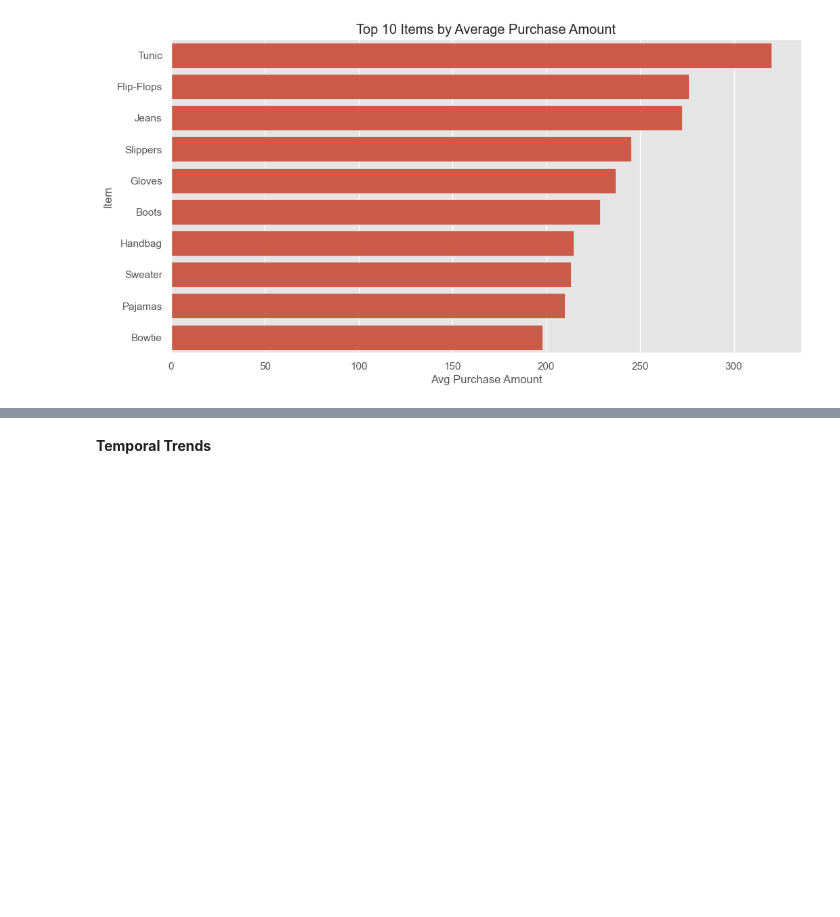
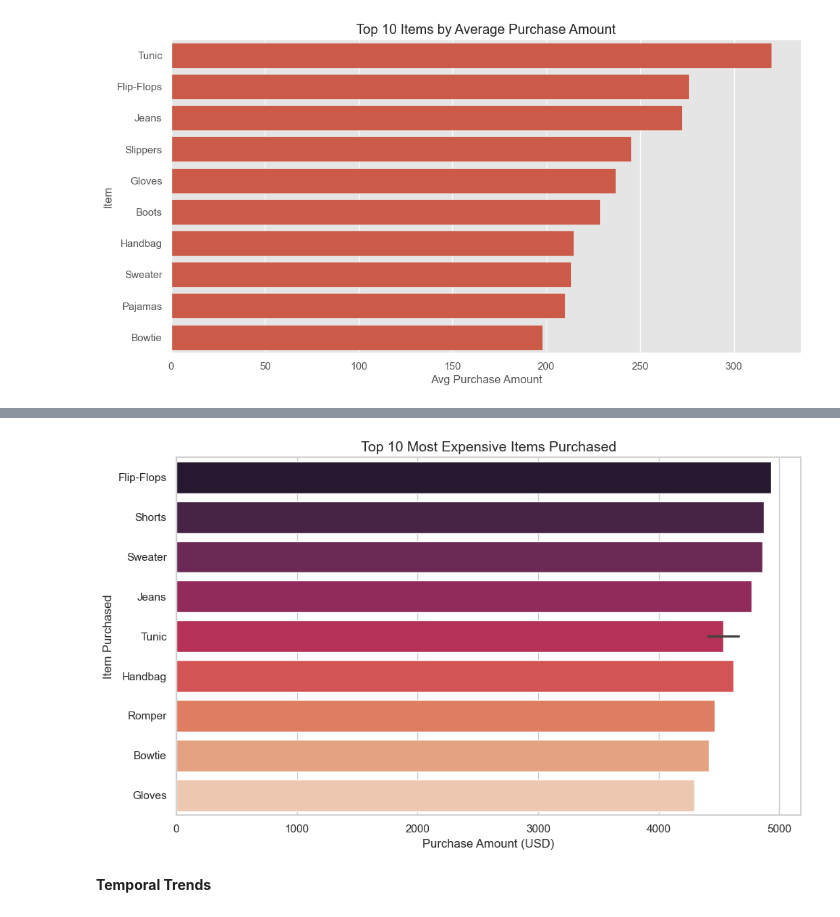
Before and after one commit to mandele1999/fashion-retail-sales, a Jupyter notebook: notebooks/02_data _exploration.ipynb, the cells around one changed output, grey strips where cells are left out. Drawn from its saved outputs; the diff is of its cells as text; code cells hidden in the pictures; blank space fills up the shorter version.

```diff
--- a/notebooks/02_data _exploration.ipynb
+++ b/notebooks/02_data _exploration.ipynb
@@ -113,3 +140,28 @@ plt.show()
+# %%
+# Get top 10 most expensive purchases
+top_expensive = df.sort_values(by='purchase_amount_(usd)', ascending=False).head(10).copy()
+top_expensive['purchase_amount_(usd)'] = top_expensive['purchase_amount_(usd)'].round(2)
+
+# Plot with hue and no legend
+plt.figure(figsize=(10, 6))
+sns.barplot(
+    data=top_expensive,
+    y='item_purchased',
+    x='purchase_amount_(usd)',
+    hue='item_purchased',
+    dodge=False,
+    palette='rocket',
+    legend=False
+)
+
+# Add labels and title
+plt.title("Top 10 Most Expensive Items Purchased", fontsize=14)
+plt.xlabel("Purchase Amount (USD)")
+plt.ylabel("Item Purchased")
+plt.tight_layout()
+plt.show()
+# %% [output]
+[figure, added]
 # %% [markdown]
 **Temporal Trends**
 # %%
```
Also changed, not shown: parts of 1 cell of this notebook.
